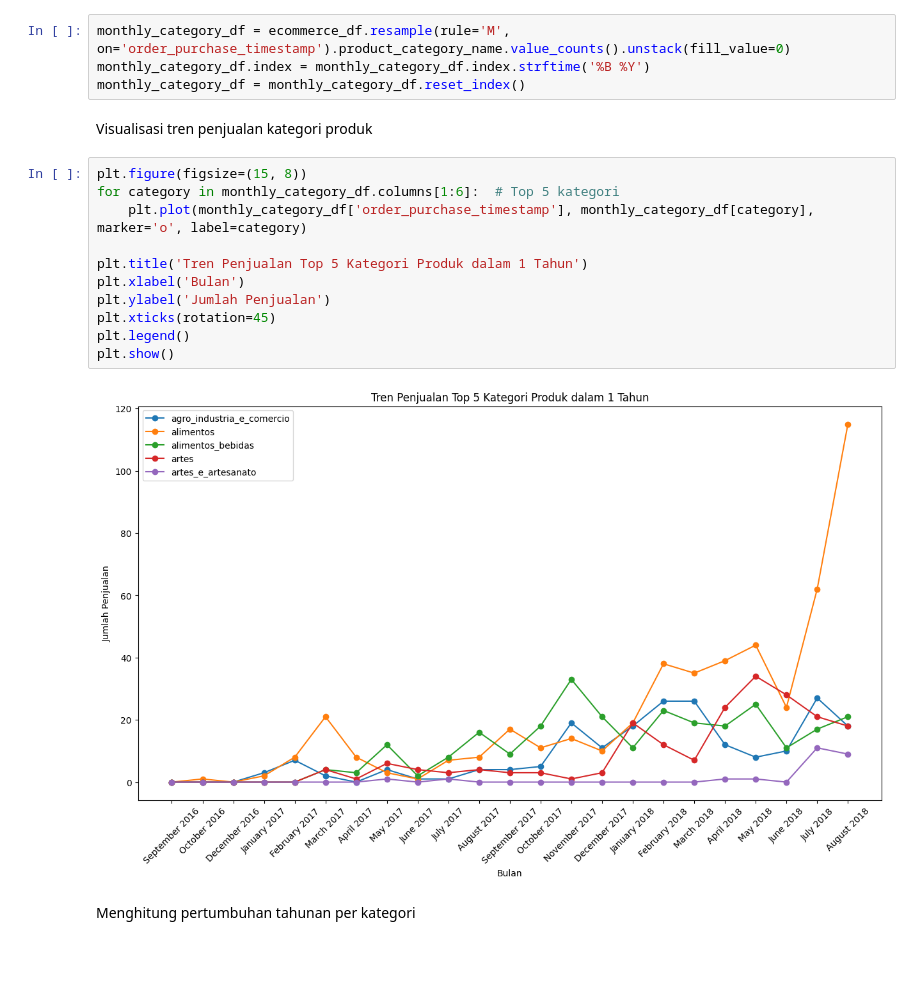
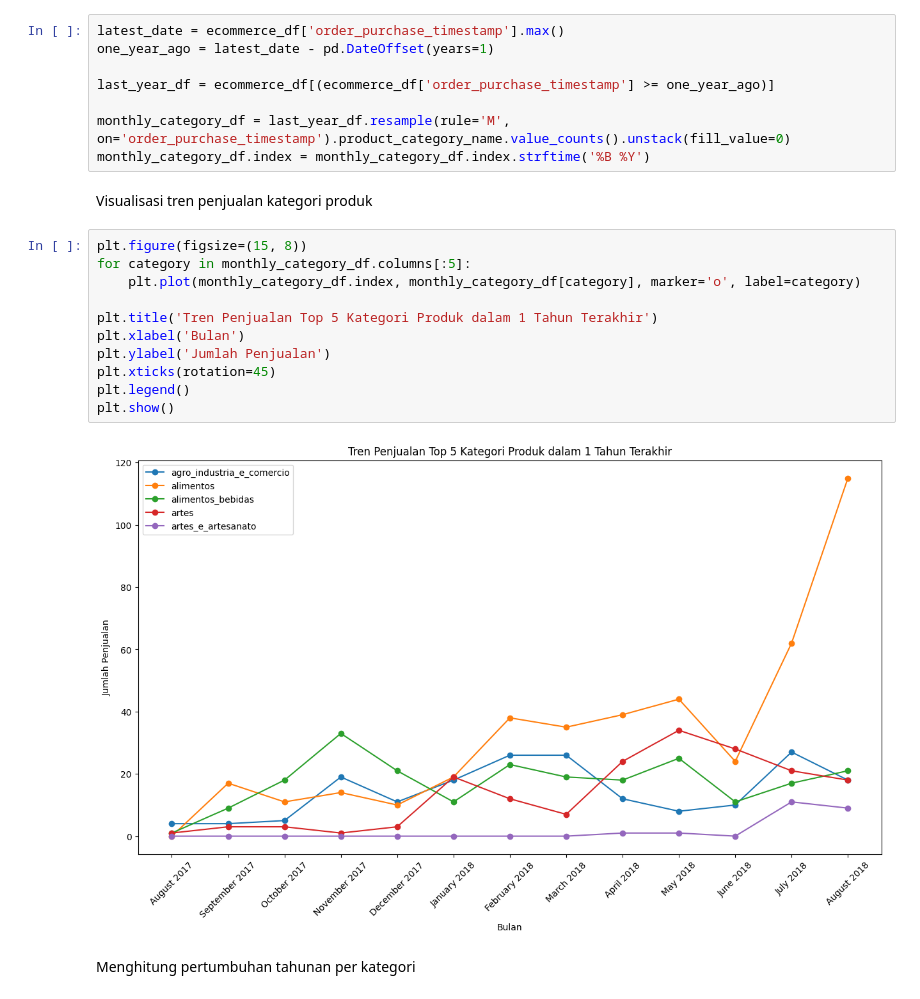
Before and after one commit to melshitaardia/e-commerce-public-dashboard, a Jupyter notebook: notebook.ipynb, the cells around one changed output. Cells and saved outputs as stored; diff of their text form; blank space fills up the shorter version.

```diff
--- a/notebook.ipynb
+++ b/notebook.ipynb
@@ -821,24 +824,28 @@ ecommerce_df = ecommerce_df.merge(order_reviews_df, on='order_id')
 # %% [markdown]
 ### Kategori produk mana yang memiliki pertumbuhan penjualan paling pesat dalam setahun terakhir?
 # %%
-monthly_category_df = ecommerce_df.resample(rule='M', on='order_purchase_timestamp').product_category_name.value_counts().unstack(fill_value=0)
+latest_date = ecommerce_df['order_purchase_timestamp'].max()
+one_year_ago = latest_date - pd.DateOffset(years=1)
+
+last_year_df = ecommerce_df[(ecommerce_df['order_purchase_timestamp'] >= one_year_ago)]
+
+monthly_category_df = last_year_df.resample(rule='M', on='order_purchase_timestamp').product_category_name.value_counts().unstack(fill_value=0)
 monthly_category_df.index = monthly_category_df.index.strftime('%B %Y')
-monthly_category_df = monthly_category_df.reset_index()
 # %% [markdown]
 Visualisasi tren penjualan kategori produk
 # %%
 plt.figure(figsize=(15, 8))
-for category in monthly_category_df.columns[1:6]:  # Top 5 kategori
-    plt.plot(monthly_category_df['order_purchase_timestamp'], monthly_category_df[category], marker='o', label=category)
+for category in monthly_category_df.columns[:5]:
+    plt.plot(monthly_category_df.index, monthly_category_df[category], marker='o', label=category)
 
-plt.title('Tren Penjualan Top 5 Kategori Produk dalam 1 Tahun')
+plt.title('Tren Penjualan Top 5 Kategori Produk dalam 1 Tahun Terakhir')
 plt.xlabel('Bulan')
 plt.ylabel('Jumlah Penjualan')
 plt.xticks(rotation=45)
 plt.legend()
 plt.show()
 # %% [output]
-[figure, old version]
+[figure, new version]
 # %% [markdown]
 Menghitung pertumbuhan tahunan per kategori
 # %%
```
Also changed, not shown: parts of 16 cells of this notebook.
